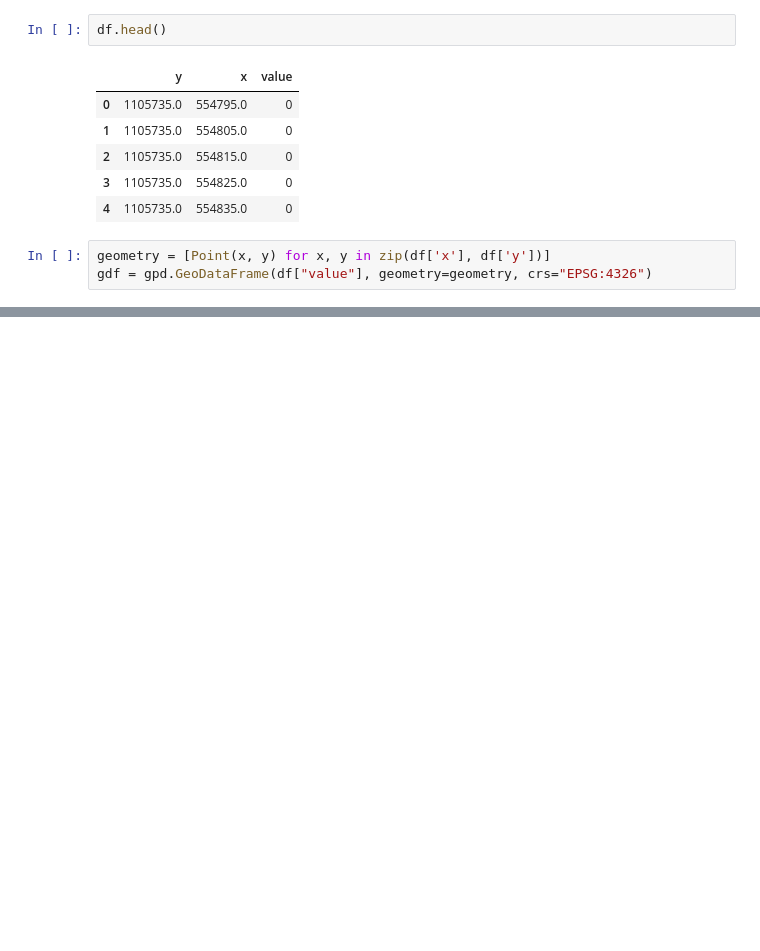
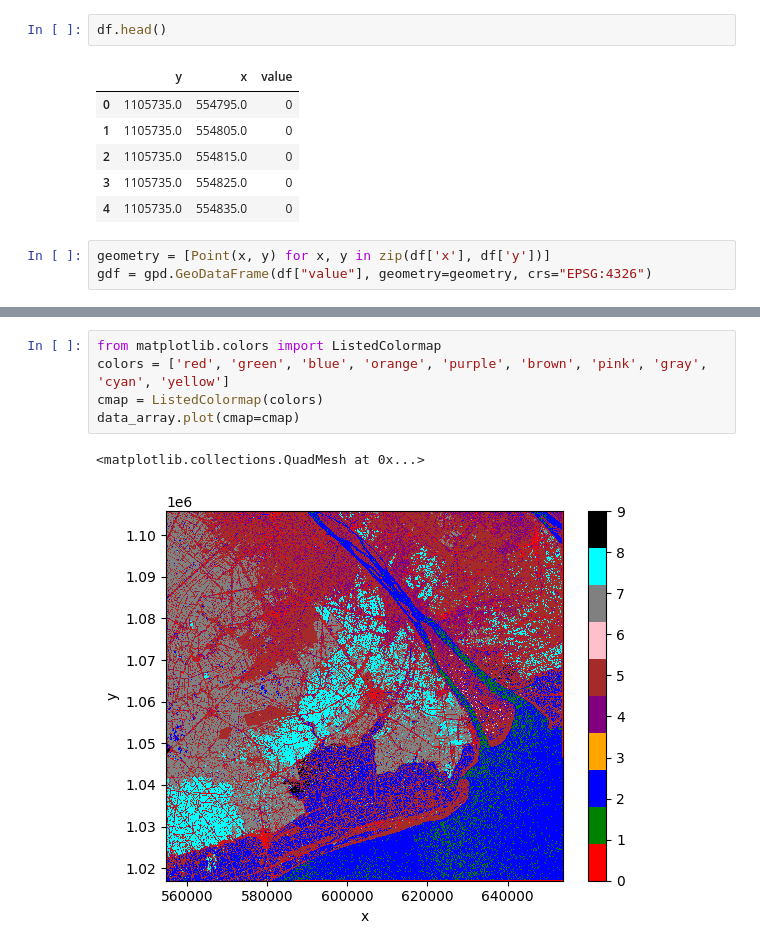
Before and after one commit to nghiadang0312/CSIROBoeingPhase4-Vietnam, a Jupyter notebook: load_VH_VV.ipynb, the cells around one changed output, grey strips where cells are left out. Drawn from its saved outputs; the diff is of its cells as text; blank space fills up the shorter version.

```diff
--- a/load_VH_VV.ipynb
+++ b/load_VH_VV.ipynb
@@ -328,0 +318,8 @@ gdf.head()
+# %%
+from matplotlib.colors import ListedColormap
+colors = ['red', 'green', 'blue', 'orange', 'purple', 'brown', 'pink', 'gray', 'cyan', 'yellow']
+cmap = ListedColormap(colors)
+data_array.plot(cmap=cmap)
+# %% [output]
+<matplotlib.collections.QuadMesh at 0x...>
+[figure, added]
```
Also changed, not shown: parts of 3 cells of this notebook.
